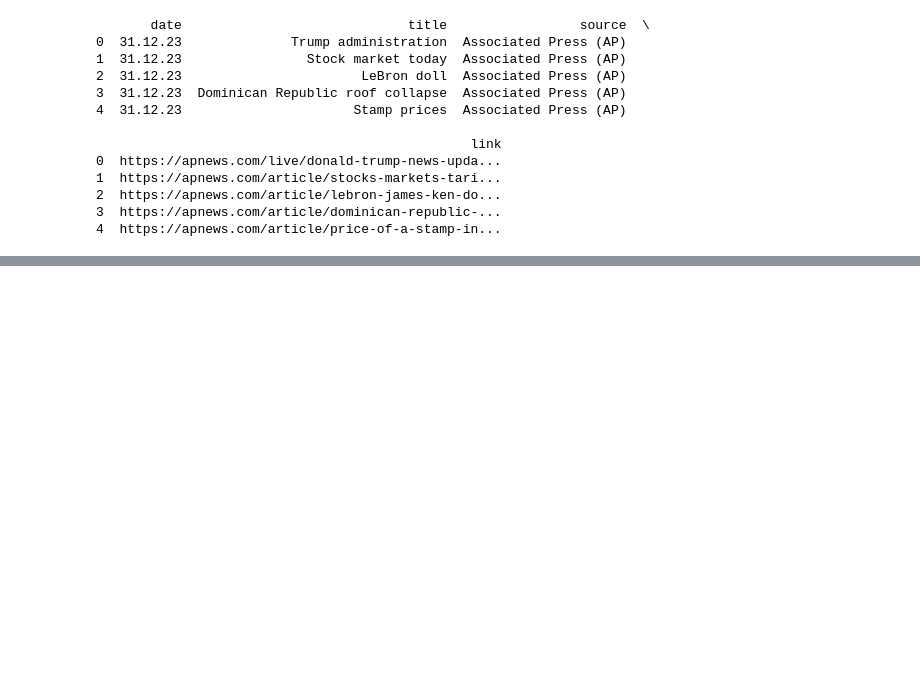
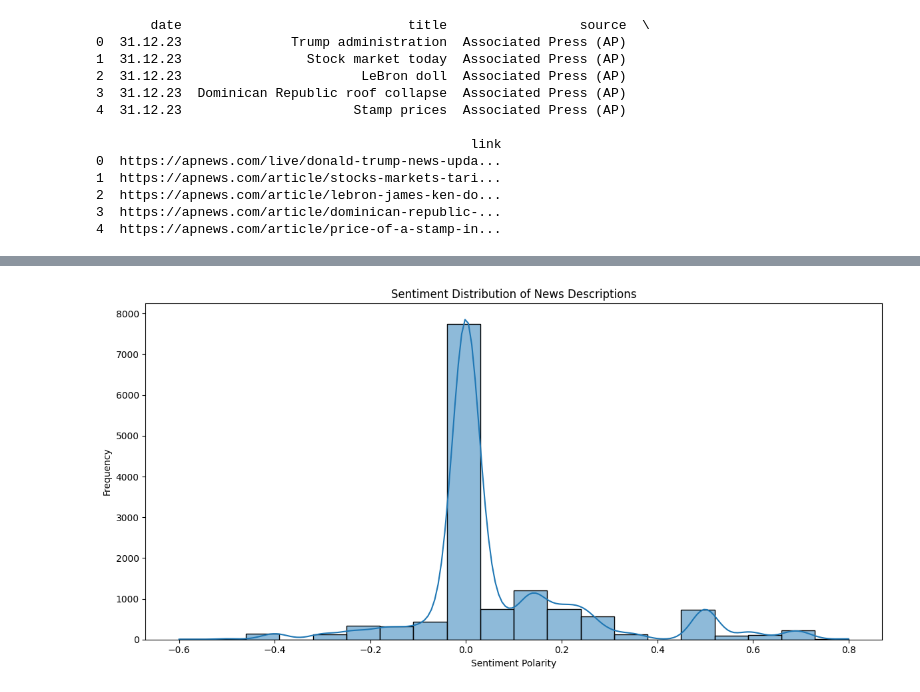
Before and after one commit to Carlos-Sibaja/2025Topics, a Jupyter notebook: test_csv.ipynb, the cells around one changed output, grey strips where cells are left out. Saved outputs shown, nothing was run; the diff lists cells and outputs as text; code cells hidden in the pictures; blank space fills up the shorter version.

```diff
--- a/test_csv.ipynb
+++ b/test_csv.ipynb
@@ -28,7 +29,7 @@ df['date'] = pd.to_datetime(df['date'], errors='coerce')
 
 # count the number of articles per month
 df['month'] = df['date'].dt.to_period('M')
-df['month'] = df['month'].dt.to_timestamp()
+# df['month'] = df['month'].dt.to_timestamp()
 # Count the number of articles per month
 articles_per_month = df['month'].value_counts().sort_index()
 
@@ -91,0 +114,18 @@ The New York Times             85           0
+# %%
+def get_sentiment(text):
+    return TextBlob(text).sentiment.polarity
+
+df['title_sentiment'] = df['title'].apply(get_sentiment)
+# %%
+def plot_sentiment_distribution(df, column, title):
+    plt.figure(figsize=(12, 6))
+    sns.histplot(df[column], bins=20, kde=True)
+    plt.xlabel('Sentiment Polarity')
+    plt.ylabel('Frequency')
+    plt.title(title)
+    plt.tight_layout()
+    plt.show()
+
+plot_sentiment_distribution(df, 'title_sentiment', 'Sentiment Distribution of News Descriptions')
+# %% [output]
+[figure, added]
```
Also changed, not shown: parts of 7 cells of this notebook, 7 other files.
